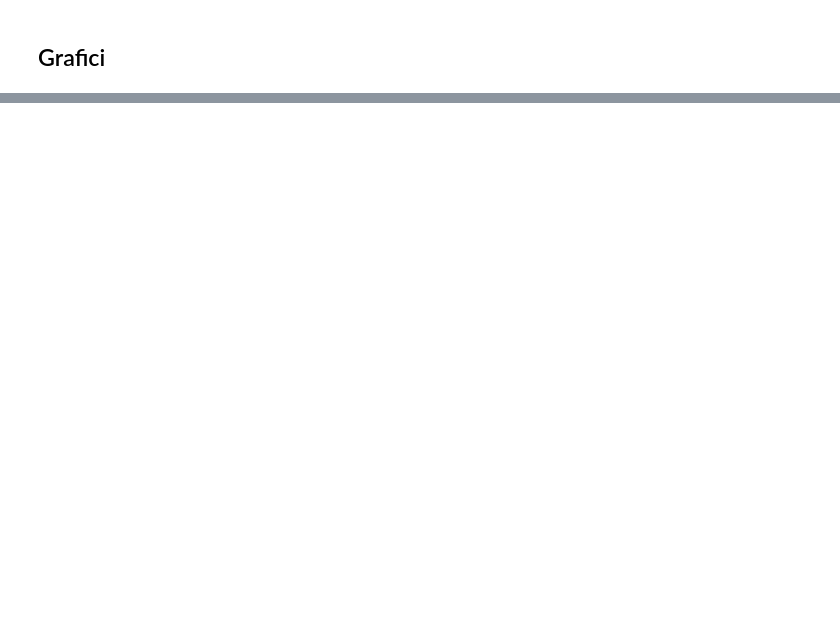
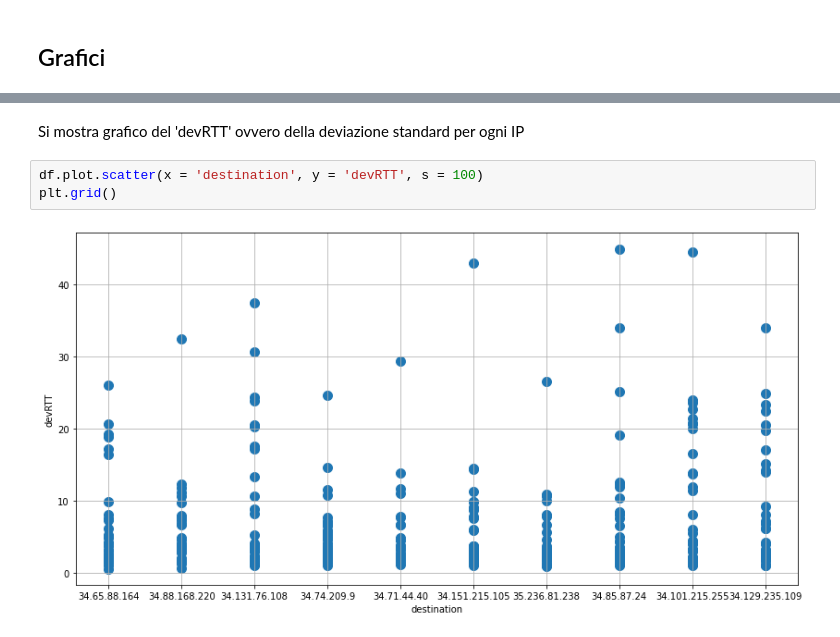
Before and after one commit to Davide-Lotito/EDI_labs, a Jupyter notebook: lab1/notebook/notebook.ipynb, the cells around one changed output, grey strips where cells are left out. Cells and saved outputs as stored; diff of their text form; blank space fills up the shorter version.

```diff
--- a/lab1/notebook/notebook.ipynb
+++ b/lab1/notebook/notebook.ipynb
@@ -182,0 +180,7 @@ plt.rcParams["figure.figsize"] = (14, 7)
+# %% [markdown]
+Si mostra grafico del 'devRTT' ovvero della deviazione standard per ogni IP
+# %%
+df.plot.scatter(x = 'destination', y = 'devRTT', s = 100)
+plt.grid()
+# %% [output]
+[figure, added]
```
Also changed, not shown: parts of 12 cells of this notebook.
